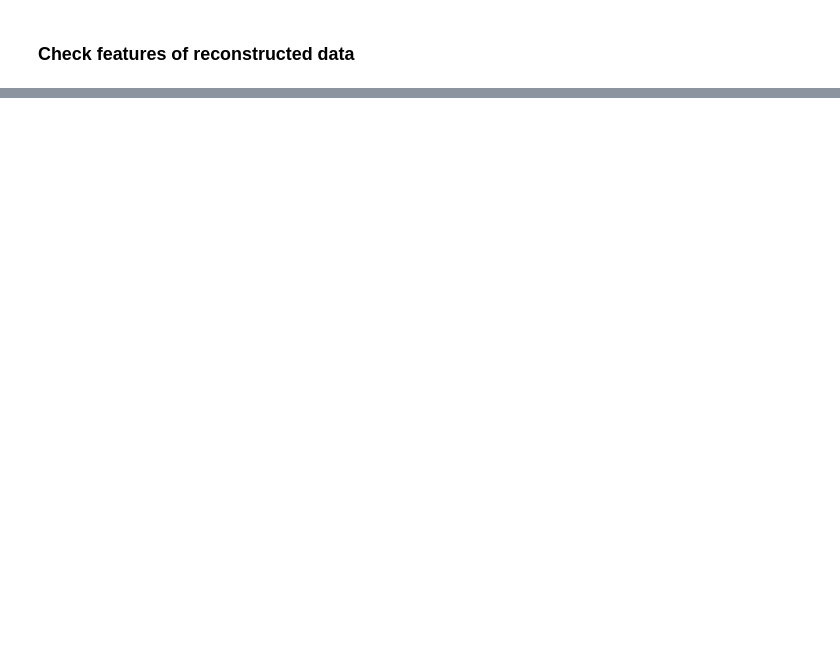
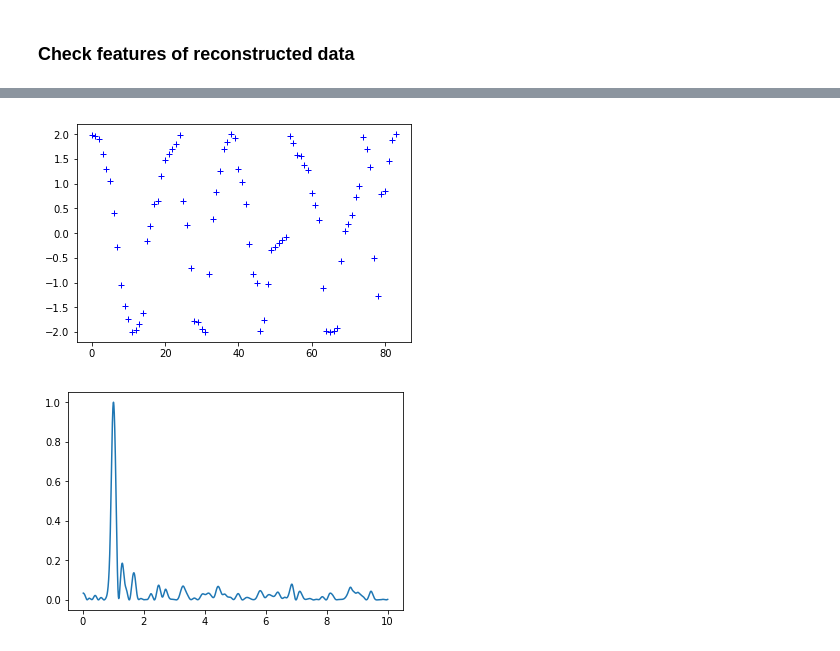
Before and after one commit to rmoughan/Compressive_Sensing_EEG_BMI, a Jupyter notebook: DCT_CompressiveSensing.ipynb, the cells around one changed output, grey strips where cells are left out. Cells and saved outputs as stored; diff of their text form; code cells hidden in the pictures; blank space fills up the shorter version.

```diff
--- a/DCT_CompressiveSensing.ipynb
+++ b/DCT_CompressiveSensing.ipynb
@@ -478,0 +612,22 @@ y_compressed.shape, y_compressed[0,0,:,:].shape
+# %%
+##Example of lomb-scargle periodogram
+#from: https://docs.scipy.org/doc/scipy/reference/generated/scipy.signal.lombscargle.html
+#also possibly helpful: https://medium.com/krakensystems-blog/spectral-analysis-of-irregularly-sampled-signal-37fc7f97062e
+frac_points = 0.9 # Fraction of points to select
+r = np.random.rand(1000)
+x = np.linspace(0.01, 10*np.pi, 1000)
+x = x[r >= frac_points]
+
+phi = 0.5 * np.pi
+y = 2. * np.sin(1.*x+phi)
+plt.plot(y, 'b+')
+
+f = np.linspace(0.01, 10, 100000)
+pgram = signal.lombscargle(x, y, f, normalize=True)
+
+plt.figure()
+plt.plot(f, pgram)
+plt.show()
+# %% [output]
+[figure, added]
+[figure, added]
```
Also changed, not shown: parts of 34 cells of this notebook.
